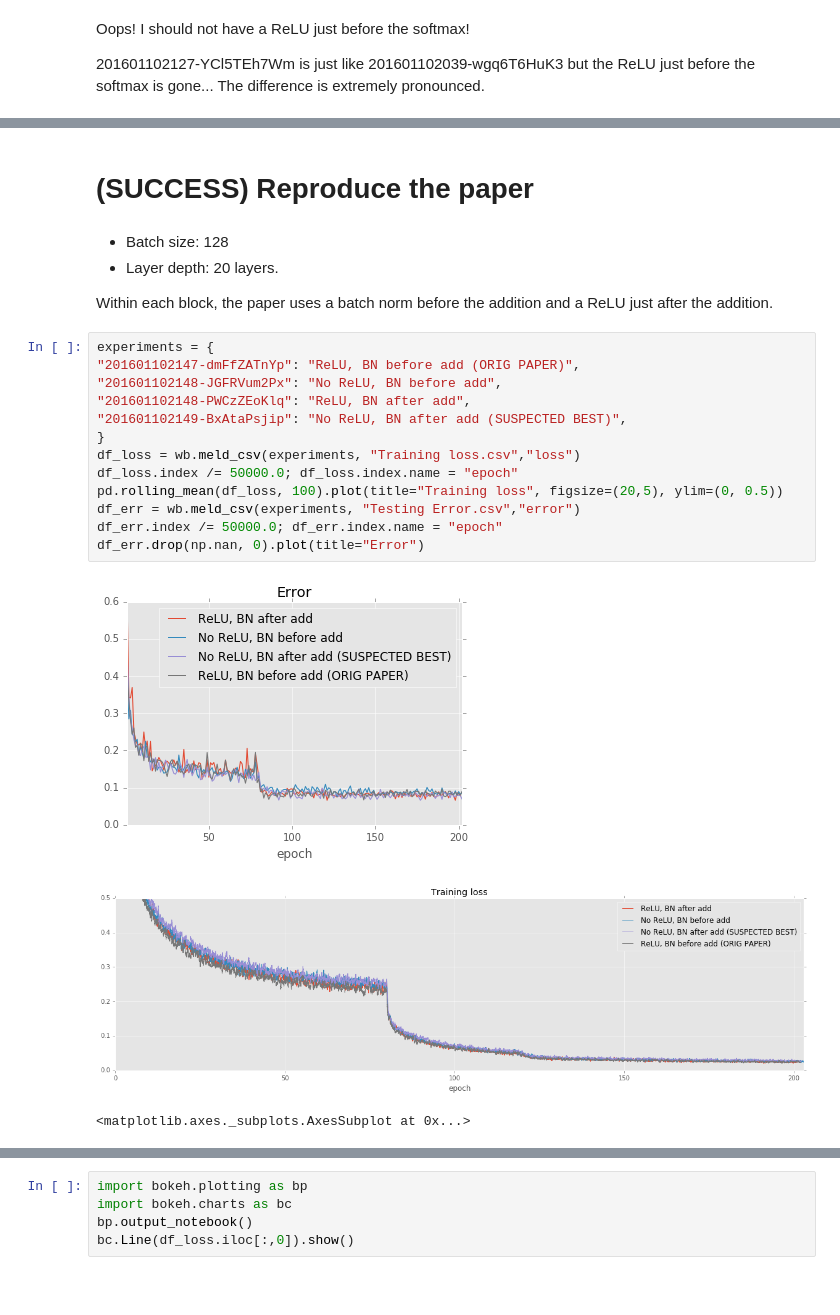
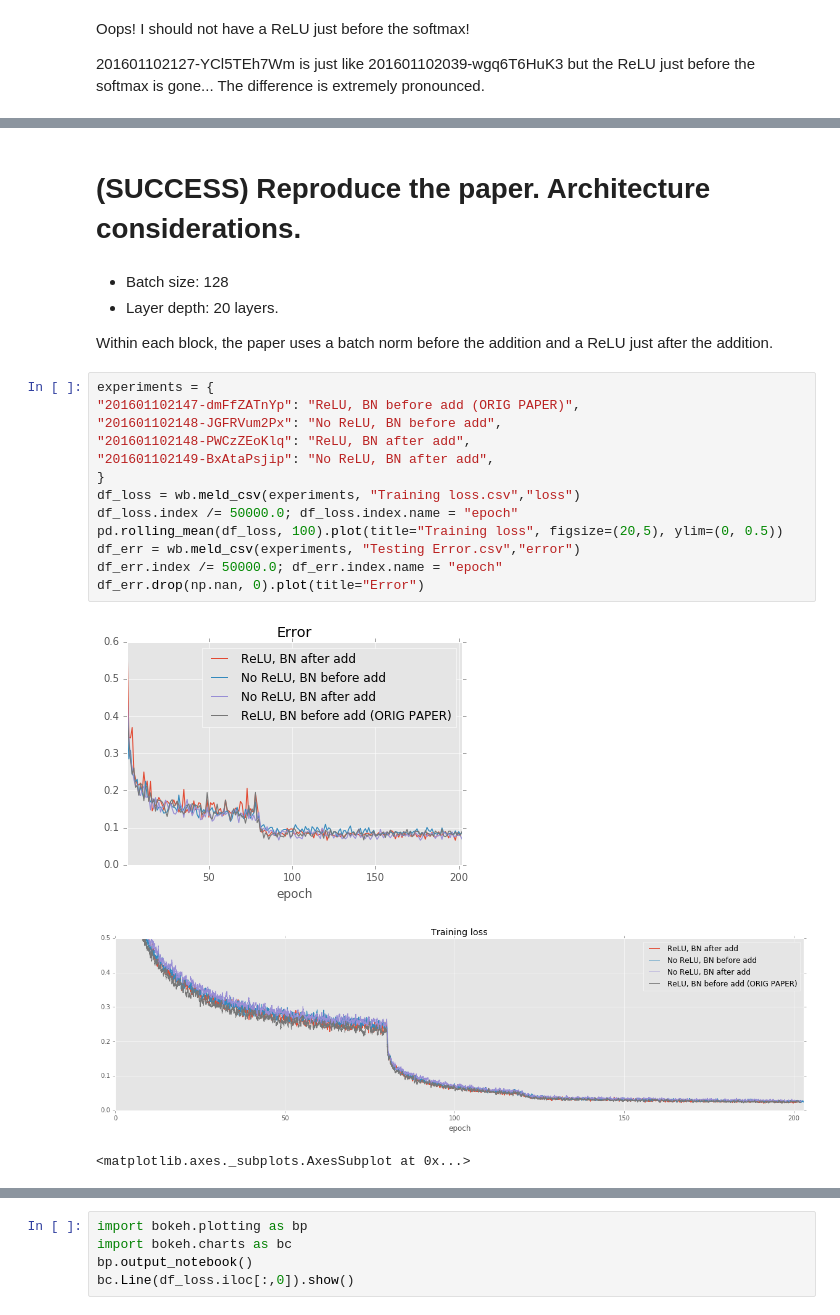
Before and after one commit to gcr/torch-residual-networks, a Jupyter notebook: Residual Network Experiment Results.ipynb, the cells around one changed output, grey strips where cells are left out. Drawn from its saved outputs; the diff is of its cells as text; blank space fills up the shorter version.

```diff
--- a/Residual Network Experiment Results.ipynb
+++ b/Residual Network Experiment Results.ipynb
@@ -58,5 +58,5 @@ pd.rolling_mean(df, 100).plot()
 # %% [markdown]
-# (SUCCESS) Reproduce the paper
+# (SUCCESS) Reproduce the paper. Architecture considerations.
 # %% [markdown]
 - Batch size: 128
 - Layer depth: 20 layers.
@@ -66,19 +66,19 @@ a ReLU just after the addition.
 # %%
 experiments = {
 "201601102147-dmFfZATnYp": "ReLU, BN before add (ORIG PAPER)",
 "201601102148-JGFRVum2Px": "No ReLU, BN before add",
 "201601102148-PWCzZEoKlq": "ReLU, BN after add",
-"201601102149-BxAtaPsjip": "No ReLU, BN after add (SUSPECTED BEST)",
+"201601102149-BxAtaPsjip": "No ReLU, BN after add",
 }
 df_loss = wb.meld_csv(experiments, "Training loss.csv","loss")
 df_loss.index /= 50000.0; df_loss.index.name = "epoch"
 pd.rolling_mean(df_loss, 100).plot(title="Training loss", figsize=(20,5), ylim=(0, 0.5))
 df_err = wb.meld_csv(experiments, "Testing Error.csv","error")
 df_err.index /= 50000.0; df_err.index.name = "epoch"
 df_err.drop(np.nan, 0).plot(title="Error")
 # %% [output]
-[figure, old version]
+[figure, new version]
-[figure, old version]
+[figure, new version]
 <matplotlib.axes._subplots.AxesSubplot at 0x...>
 # %%
 # Take a look at the last few iterations
```
Also changed, not shown: parts of 11 cells of this notebook, 1 other file.
